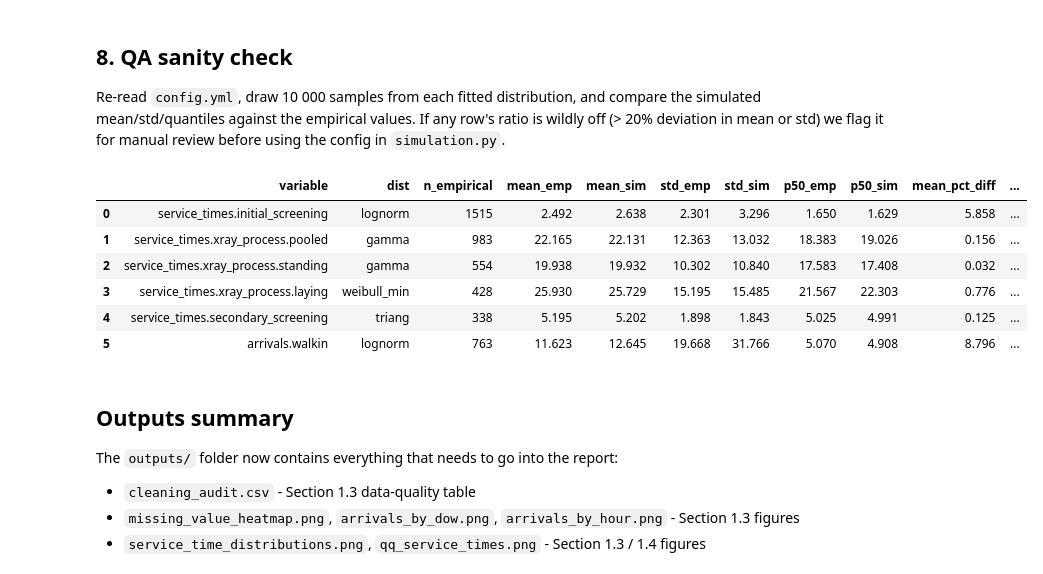
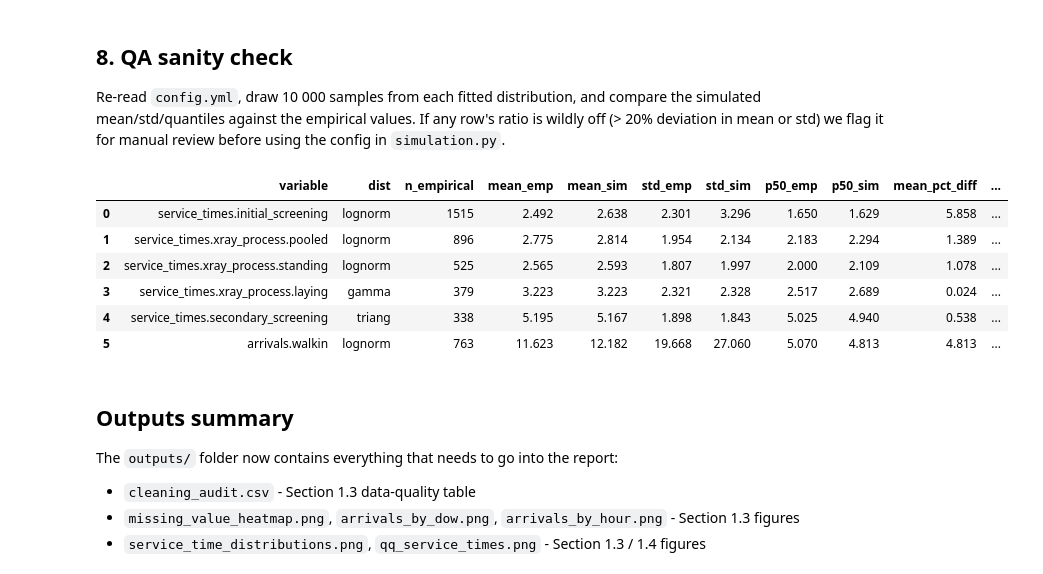
Before and after one commit to yilmazta/Simulation, a Jupyter notebook: analysis.ipynb, the cells around one changed output. Drawn from its saved outputs; the diff is of its cells as text; code cells hidden in the pictures.

```diff
--- a/analysis.ipynb
+++ b/analysis.ipynb
@@ -461,8 +540,13 @@ Winner: weibull_min (K-S p=0.1474, AIC=3411.2)
 # %%
 qq_panels: list[tuple[np.ndarray, dict, str]] = []
-for col, title in service_vars.items():
-    emp, _ = dp.apply_iqr_filter(df[col].dropna().to_numpy())
-    qq_panels.append((emp, service_fits[col]["winner"], title))
+qq_sources = [
+    ("initial_screening_time", "Initial screening", df["initial_screening_time"].dropna().to_numpy()),
+    ("xray_service", "X-ray pooled (inter-departure)", xray_service_pooled),
+    ("secondary_screening_time", "Secondary screening", df["secondary_screening_time"].dropna().to_numpy()),
+]
+for key, title, raw_arr in qq_sources:
+    emp, _ = dp.apply_iqr_filter(raw_arr)
+    qq_panels.append((emp, service_fits[key]["winner"], title))
 for room, fit in xray_room_fits.items():
     emp, _ = dp.apply_iqr_filter(xray_room_samples[room])
     qq_panels.append((emp, fit["winner"], f"X-ray {room} room"))
@@ -583,7 +667,14 @@ config = {
         "xray_probability": {
             dept: float(round(p, 4))
             for dept, p in routing["xray_probability"].items()
-        }
+        },
+        "xray_room_split": {
+            dept: {
+                "standing": float(round(row["prob_standing"], 4)) if pd.notna(row["prob_standing"]) else 0.0,
+                "laying": float(round(row["prob_laying"], 4)) if pd.notna(row["prob_laying"]) else 0.0,
+            }
+            for dept, row in routing.iterrows()
+        },
     },
     "service_times": {
         "initial_screening": winner_block(
@@ -593,9 +684,9 @@ config = {
         ),
         "xray_process": {
             "pooled": winner_block(
-                service_fits["xray_wait_time"]["winner"],
-                n_raw=service_fits["xray_wait_time"]["n_raw"],
-                iqr_meta=service_fits["xray_wait_time"]["iqr"],
+                service_fits["xray_service"]["winner"],
+                n_raw=service_fits["xray_service"]["n_raw"],
+                iqr_meta=service_fits["xray_service"]["iqr"],
             ),
             "standing": winner_block(
                 xray_room_fits["standing"]["winner"],
@@ -630,6 +721,11 @@ config = {
         "late_arrival_cutoff": "16:00",
         "scoliosis_room_id": 160,
         "appointment_deviation_hours": 1.0,
+        "xray_service_time_method": {
+            "definition": "consecutive-departure gap on same (_date, xray_room_type)",
+            "idle_cutoff_minutes": float(XRAY_GAP_CUTOFF),
+            "note": "Gaps > idle_cutoff_minutes are treated as machine idle time and excluded from the service-time sample.",
+        },
     },
 }
 
@@ -669,44 +765,44 @@ def _emp_iqr(col: str) -> np.ndarray:
 
 qa_specs = [
     ("service_times.initial_screening", reloaded["service_times"]["initial_screening"], _emp_iqr("initial_screening_time")),
-    ("service_times.xray_process.pooled", reloaded["service_times"]["xray_process"]["pooled"], dp.apply_iqr_filter(df["xray_wait_time"].dropna().to_numpy())[0]),
+    ("service_times.xray_process.pooled", reloaded["service_times"]["xray_process"]["pooled"], dp.apply_iqr_filter(xray_service_pooled)[0]),
     ("service_times.xray_process.standing", reloaded["service_times"]["xray_process"]["standing"], dp.apply_iqr_filter(xray_room_samples["standing"])[0]),
     ("service_times.xray_process.laying", reloaded["service_times"]["xray_process"]["laying"], dp.apply_iqr_filter(xray_room_samples["laying"])[0]),
     ("service_times.secondary_screening", reloaded["service_times"]["secondary_screening"], _emp_iqr("secondary_screening_time")),
     ("arrivals.walkin", reloaded["arrivals"]["walkin"], walkin_samples),
 ]
 
 rows = []
 for name, spec, empirical in qa_specs:
     dist = getattr(stats, spec["dist"])
     sim = dist.rvs(*spec["params"], size=10_000, random_state=RNG)
     rows.append(
         {
             "variable": name,
             "dist": spec["dist"],
             "n_empirical": len(empirical),
             "mean_emp": float(np.mean(empirical)),
             "mean_sim": float(np.mean(sim)),
             "std_emp": float(np.std(empirical)),
             "std_sim": float(np.std(sim)),
             "p50_emp": float(np.median(empirical)),
             "p50_sim": float(np.median(sim)),
             "mean_pct_diff": float(abs(np.mean(sim) - np.mean(empirical)) / max(np.mean(empirical), 1e-9) * 100),
         }
     )
 
 qa = pd.DataFrame(rows)
 qa["flag"] = qa["mean_pct_diff"].apply(lambda x: "OK" if x < 20 else "REVIEW")
 qa.to_csv(OUT_DIR / "qa_sanity_check.csv", index=False)
 qa.round(3)
 # %% [output]
 |  | variable | dist | n_empirical | mean_emp | mean_sim | std_emp | std_sim | p50_emp | p50_sim | mean_pct_diff | ... |
 | 0 | service_times.initial_screening | lognorm | 1515 | 2.492 | 2.638 | 2.301 | 3.296 | 1.650 | 1.629 | 5.858 | ... |
-| 1 | service_times.xray_process.pooled | gamma | 983 | 22.165 | 22.131 | 12.363 | 13.032 | 18.383 | 19.026 | 0.156 | ... |
-| 2 | service_times.xray_process.standing | gamma | 554 | 19.938 | 19.932 | 10.302 | 10.840 | 17.583 | 17.408 | 0.032 | ... |
-| 3 | service_times.xray_process.laying | weibull_min | 428 | 25.930 | 25.729 | 15.195 | 15.485 | 21.567 | 22.303 | 0.776 | ... |
-| 4 | service_times.secondary_screening | triang | 338 | 5.195 | 5.202 | 1.898 | 1.843 | 5.025 | 4.991 | 0.125 | ... |
-| 5 | arrivals.walkin | lognorm | 763 | 11.623 | 12.645 | 19.668 | 31.766 | 5.070 | 4.908 | 8.796 | ... |
+| 1 | service_times.xray_process.pooled | lognorm | 896 | 2.775 | 2.814 | 1.954 | 2.134 | 2.183 | 2.294 | 1.389 | ... |
+| 2 | service_times.xray_process.standing | lognorm | 525 | 2.565 | 2.593 | 1.807 | 1.997 | 2.000 | 2.109 | 1.078 | ... |
+| 3 | service_times.xray_process.laying | gamma | 379 | 3.223 | 3.223 | 2.321 | 2.328 | 2.517 | 2.689 | 0.024 | ... |
+| 4 | service_times.secondary_screening | triang | 338 | 5.195 | 5.167 | 1.898 | 1.843 | 5.025 | 4.940 | 0.538 | ... |
+| 5 | arrivals.walkin | lognorm | 763 | 11.623 | 12.182 | 19.668 | 27.060 | 5.070 | 4.813 | 4.813 | ... |
 # %% [markdown]
 ## Outputs summary
 
```
Also changed, not shown: parts of 6 cells of this notebook, 12 other files.
